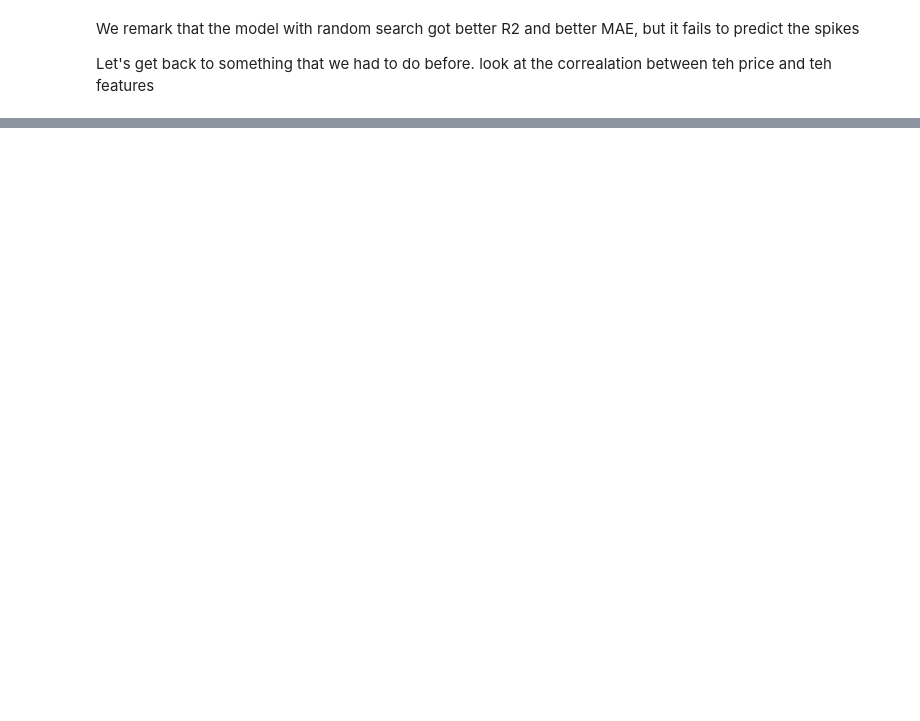
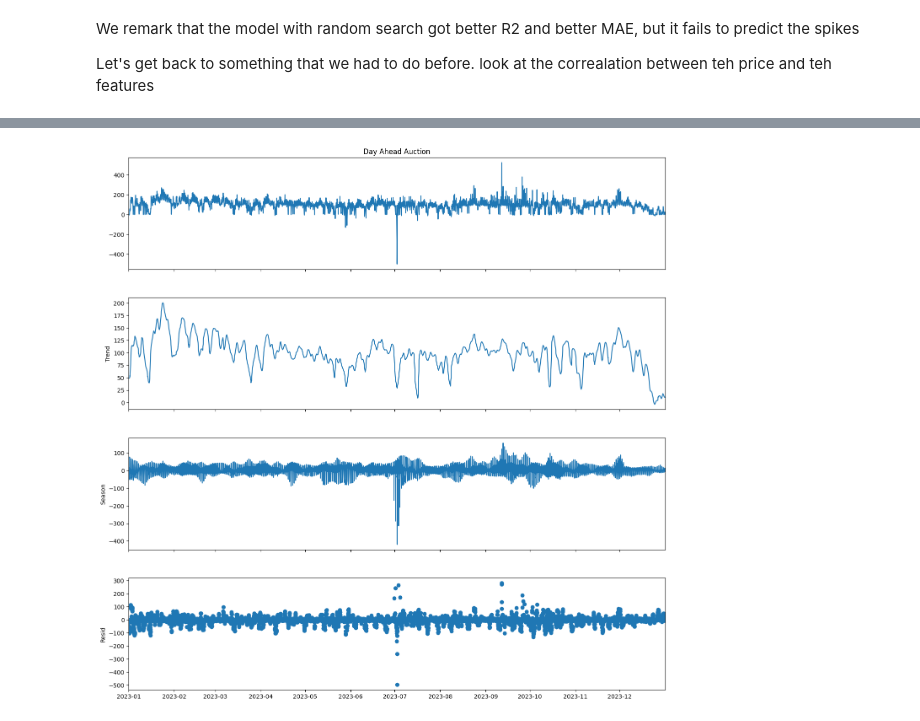
Before and after one commit to Mohamed-Abdellahi/ML-electricity, a Jupyter notebook: part2.ipynb, the cells around one changed output, grey strips where cells are left out. Saved outputs shown, nothing was run; the diff lists cells and outputs as text; code cells hidden in the pictures; blank space fills up the shorter version.

```diff
--- a/part2.ipynb
+++ b/part2.ipynb
@@ -539,0 +551,8 @@ Let's get back to something that we had to do before. look at the correalation b
+# %%
+path_bureau= r'H:\perso\thesis\data\germany_2023.xlsx'
+path_home = '/Users/mohamedabdellahi/Desktop/Trust the process/1- M203/master thesis/data/germany-Main.xlsx'
+path= path_home
+target_column_name= 'Day Ahead Auction'
+df = pd.read_excel(path, skiprows=[1])
+df.set_index('Date', inplace=True)
+clean_data(df)
@@ -539,0 +574,8 @@ Let's get back to something that we had to do before. look at the correalation b
+# %%
+stl= STL(df[target_column_name], period= 24, robust= True)
+result = stl.fit()
+fig= result.plot()
+plt.gcf().set_size_inches(15, 15)
+plt.show()
+# %% [output]
+[figure, added]
```
Also changed, not shown: parts of 42 cells of this notebook, 3 other files.
